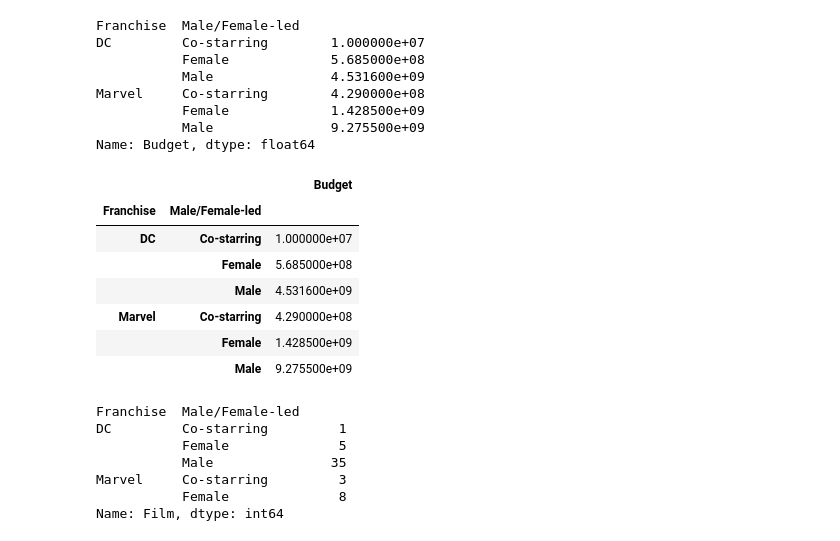
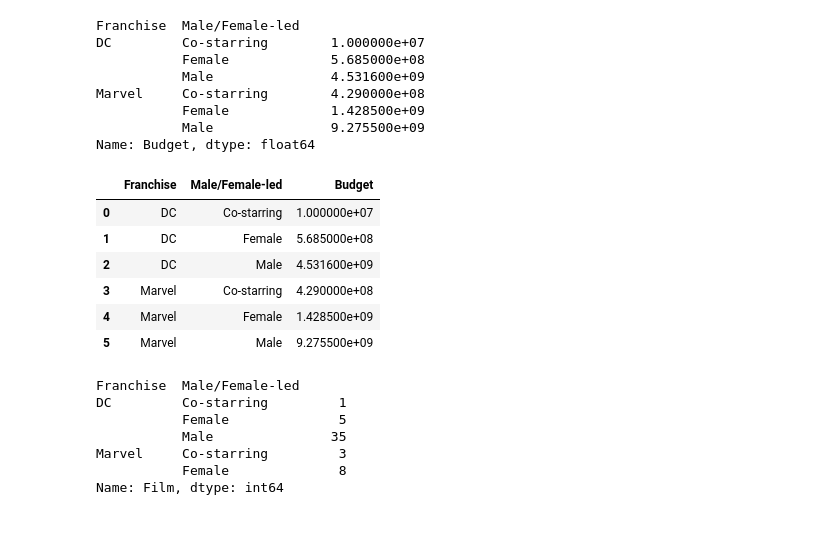
Before and after one commit to Nathan-Savage/project1, a Jupyter notebook: master_project.ipynb, the cells around one changed output. Saved outputs shown, nothing was run; the diff lists cells and outputs as text; code cells hidden in the pictures.

```diff
--- a/master_project.ipynb
+++ b/master_project.ipynb
@@ -154,16 +154,16 @@ Marvel     Co-starring        4.290000e+08
 Name: Budget, dtype: float64
 # %%
 figure_variable = pd.DataFrame(grouped_movie_df_franchiselist)
-figure_variable.head(6)
+figure_variable.reset_index(inplace=True)
+figure_variable
 # %% [output]
-|  |  | Budget |
-| Franchise | Male/Female-led |  |
-| DC | Co-starring | 1.000000e+07 |
-|  | Female | 5.685000e+08 |
-|  | Male | 4.531600e+09 |
-| Marvel | Co-starring | 4.290000e+08 |
-|  | Female | 1.428500e+09 |
-|  | Male | 9.275500e+09 |
+|  | Franchise | Male/Female-led | Budget |
+| 0 | DC | Co-starring | 1.000000e+07 |
+| 1 | DC | Female | 5.685000e+08 |
+| 2 | DC | Male | 4.531600e+09 |
+| 3 | Marvel | Co-starring | 4.290000e+08 |
+| 4 | Marvel | Female | 1.428500e+09 |
+| 5 | Marvel | Male | 9.275500e+09 |
 # %%
 grouped_movie_df_count = marvel_dc_movie_df.groupby(['Franchise', 'Male/Female-led'])['Film'].count()
 grouped_movie_df_count.head()
```
Also changed, not shown: parts of 3 cells of this notebook.
